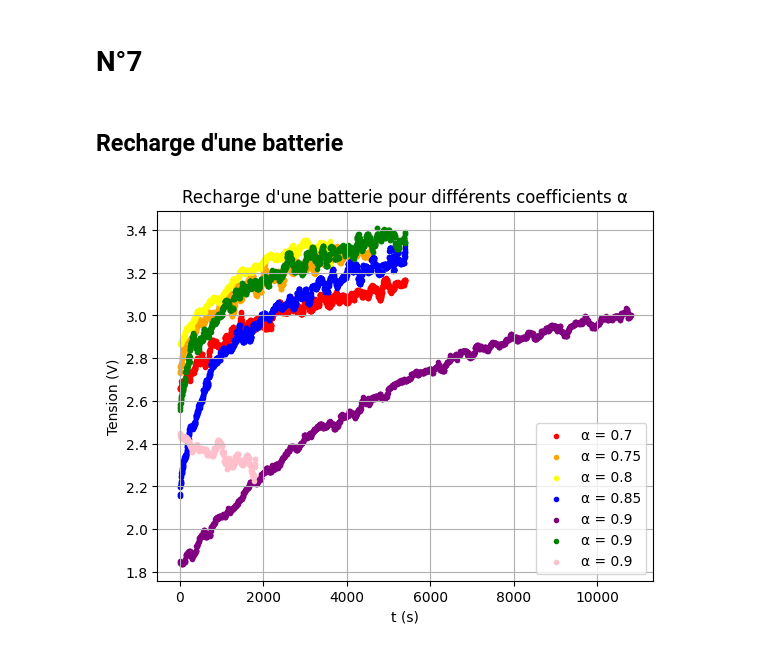
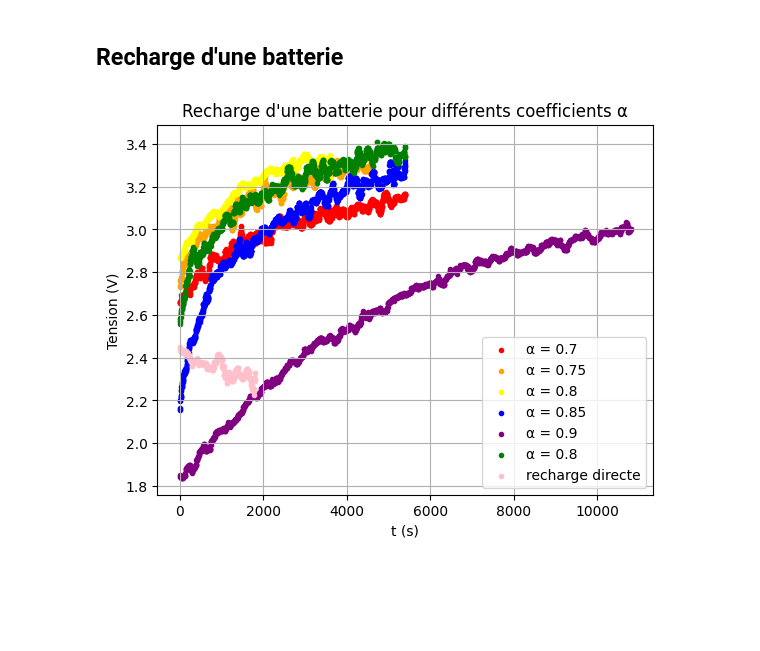
Before and after one commit to adelemarcon/TIPE, a Jupyter notebook: TIPE7.ipynb, the cells around one changed output. Saved outputs shown, nothing was run; the diff lists cells and outputs as text; code cells hidden in the pictures; blank space fills up the shorter version.

```diff
--- a/TIPE7.ipynb
+++ b/TIPE7.ipynb
@@ -1,5 +1,3 @@
-# %% [markdown]
-# N°7
 # %% [markdown]
 ## Recharge d'une batterie
 # %%
@@ -60,17 +58,17 @@ moy00 = np.array(u)
 # %%
 
 plt.scatter(t07, moy07, color ="red", label = "α = 0.7", marker = '.')
 plt.scatter(t075,moy075, color = "orange", label = "α = 0.75", marker = '.')
 plt.scatter(t081,moy081, color = "yellow", label = "α = 0.8", marker = '.')
 plt.scatter(t085,moy085, color = "blue", label = "α = 0.85", marker = '.')
 plt.scatter(t09,moy09, color = "purple", label = "α = 0.9", marker = '.')
-plt.scatter(t082,moy082, color = "green", label = "α = 0.9", marker = '.')
-plt.scatter(t00,moy00, color = "pink", label = "α = 0.9", marker = '.')
+plt.scatter(t082,moy082, color = "green", label = "α = 0.8", marker = '.')
+plt.scatter(t00,moy00, color = "pink", label = "recharge directe", marker = '.')
 plt.xlabel("t (s)")
 plt.ylabel("Tension (V)")
 plt.title("Recharge d'une batterie pour différents coefficients α")
 plt.grid()
 plt.legend()
 plt.show()
 # %% [output]
-[figure, old version]
+[figure, new version]
```
Also changed, not shown: 2 other files.
